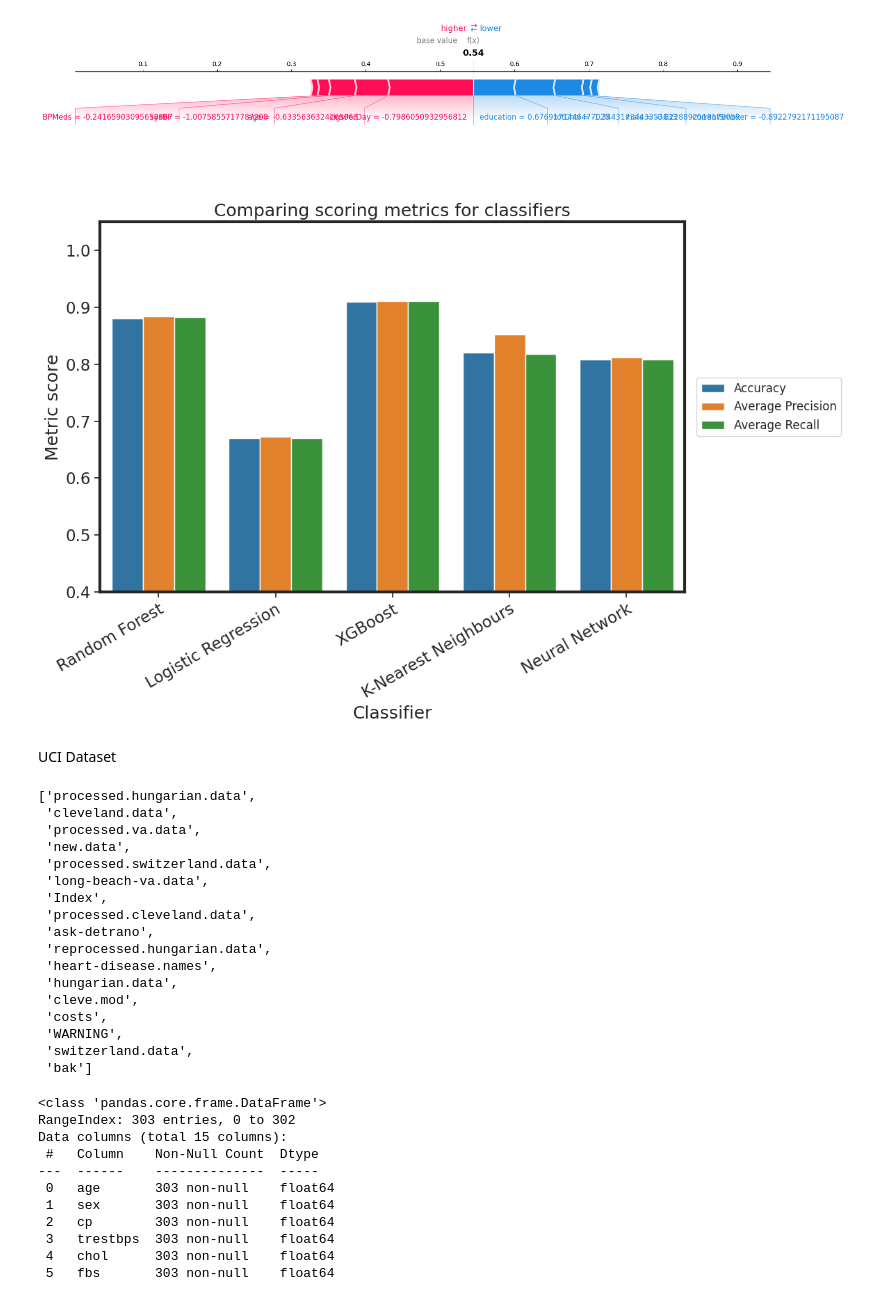
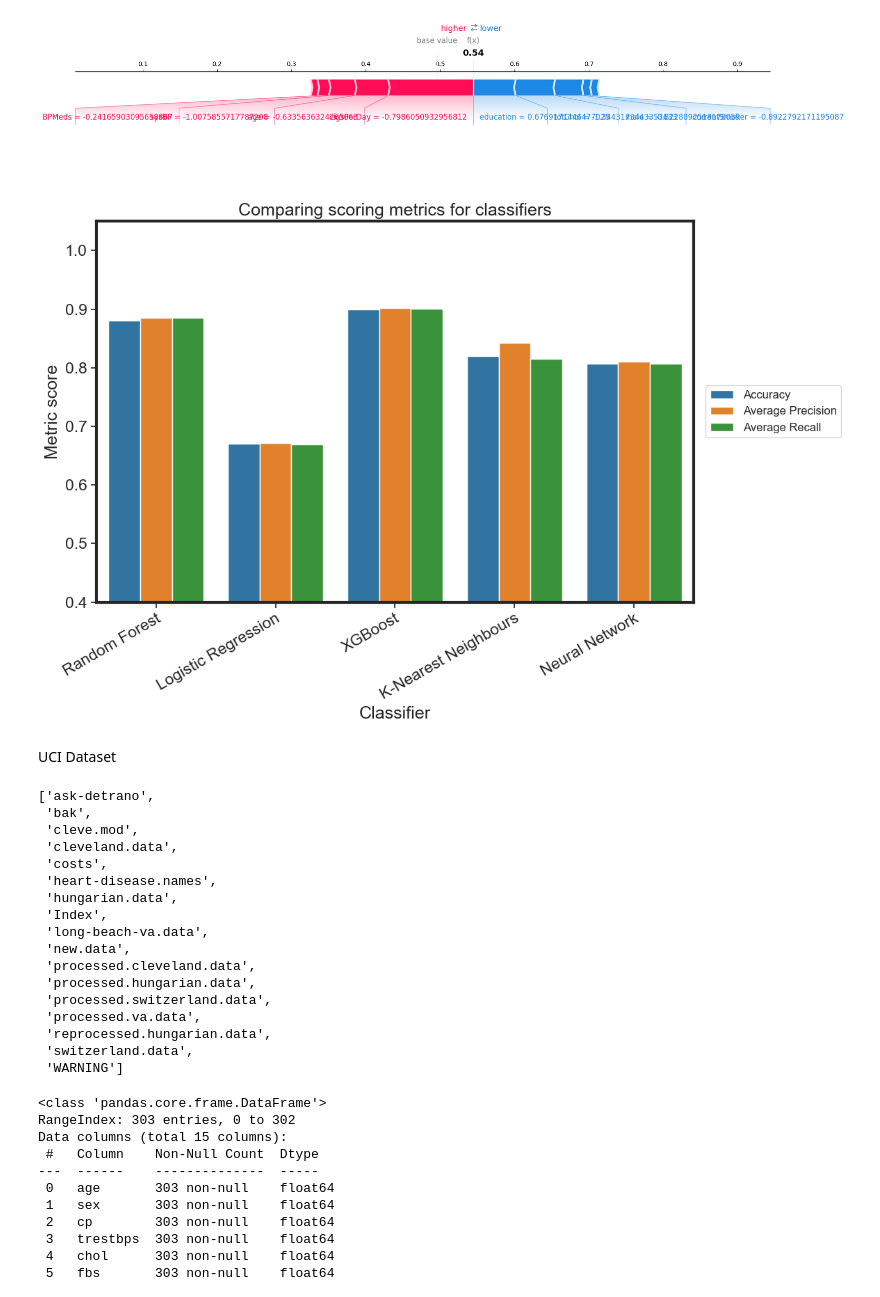
Before and after one commit to shrsai123/Heart_Disease_Prediction, a Jupyter notebook: code/Heart_Disease_Prediction.ipynb, the cells around one changed output. Saved outputs shown, nothing was run; the diff lists cells and outputs as text; code cells hidden in the pictures.

```diff
--- a/code/Heart_Disease_Prediction.ipynb
+++ b/code/Heart_Disease_Prediction.ipynb
@@ -11,7 +36,6 @@ from sklearn.preprocessing import StandardScaler
 from sklearn.neighbors import KNeighborsClassifier
 from sklearn.ensemble import RandomForestClassifier
 from sklearn.linear_model import LogisticRegression
-import lightgbm as lgbm
 from sklearn.svm import SVC
 import xgboost as xgb
 import torch
@@ -29,7 +53,7 @@ from sklearn.metrics import confusion_matrix
 from sklearn.model_selection import cross_val_score
 from sklearn.model_selection import RandomizedSearchCV, GridSearchCV
 
-df = pd.read_csv("framingham.csv")
+df = pd.read_csv("../raw_data/raw_Framingham/framingham.csv")
 #check if the dataset is loaded
 df.head()
 # %% [output]
@@ -599,33 +606,32 @@ shap.force_plot(explainer_knn.expected_value[0], shap_values[:, 0], X_test.iloc[
 WARNING:shap:Using 4961 background data samples could cause slower run times. Consider using shap.sample(data, K) or shap.kmeans(data, K) to summarize the background as K samples.
 [figure]
 # %%
-
 all_recall_acc_scores = {
     'Classifier':['Random Forest', 'Logistic Regression','XGBoost','K-Nearest Neighbours','Neural Network'],
-    'Accuracy':[0.88,0.67,0.91,0.82,0.8082191780821918],
+    'Accuracy':[0.88,0.67,0.90,0.82,0.806607574536664],
     "Average Precision":[randfor_avg_precision_score,logistic_avg_precision_score, xgboost_avg_precision_score, knn_avg_precision_score, nn_avg_precision],
     'Average Recall':[randfor_avg_recall_score,logistic_avg_recall_score, xgboost_avg_recall_score, knn_avg_recall_score, nn_avg_recall],
 }
 
 all_recall_acc_scores = pd.DataFrame(data=all_recall_acc_scores)
 all_recall_acc_scores = pd.melt(all_recall_acc_scores, id_vars='Classifier')
 all_recall_acc_scores.rename(columns={'variable':'Metric'}, inplace=True)
 
 with sns.plotting_context("notebook", font_scale=1.5, rc={"legend.fontsize":12, "legend.title_fontsize":14}), sns.axes_style("ticks"):
     fig, axs = plt.subplots(figsize=(12,8))
     sns.barplot(data=all_recall_acc_scores, x='Classifier', y='value', hue='Metric', ax=axs)
     axs.set_xticklabels(axs.get_xticklabels(), rotation=30, horizontalalignment='right', rotation_mode='anchor')
     axs.set_ylabel('Metric score')
     axs.set_title('Comparing scoring metrics for classifiers')
     axs.set_ylim(0.40, 1.05)
     # Style it baby!
     for spine in ['left', 'top', 'right', 'bottom']:
         axs.spines[spine].set_linewidth(3),
     plt.legend(bbox_to_anchor=[1.01, 0.5], loc='center left')
     # Nothing but the classics
     plt.tight_layout()
     plt.show()
 # %% [output]
-[figure, old version]
+[figure, new version]
 # %% [markdown]
 UCI Dataset
@@ -662,8 +640,8 @@ import zipfile
 import os
 
 # Define file path
-zip_path = "heart+disease.zip"
-extract_path = "heart_disease"
+zip_path = "../raw_data/UCI/heart+disease.zip"
+extract_path = "../raw_data/UCI/heart_disease"
 
 # Extract ZIP contents
 with zipfile.ZipFile(zip_path, 'r') as zip_ref:
@@ -672,23 +650,23 @@ with zipfile.ZipFile(zip_path, 'r') as zip_ref:
 # List extracted files
 os.listdir(extract_path)
 # %% [output]
-['processed.hungarian.data',
+['ask-detrano',
+ 'bak',
+ 'cleve.mod',
  'cleveland.data',
- 'processed.va.data',
- 'new.data',
- 'processed.switzerland.data',
- 'long-beach-va.data',
- 'Index',
- 'processed.cleveland.data',
- 'ask-detrano',
- 'reprocessed.hungarian.data',
+ 'costs',
  'heart-disease.names',
  'hungarian.data',
- 'cleve.mod',
- 'costs',
- 'WARNING',
+ 'Index',
+ 'long-beach-va.data',
+ 'new.data',
+ 'processed.cleveland.data',
+ 'processed.hungarian.data',
+ 'processed.switzerland.data',
+ 'processed.va.data',
+ 'reprocessed.hungarian.data',
  'switzerland.data',
- 'bak']
+ 'WARNING']
 # %%
 import pandas as pd
 
```
Also changed, not shown: parts of 53 cells of this notebook, 23 other files.
